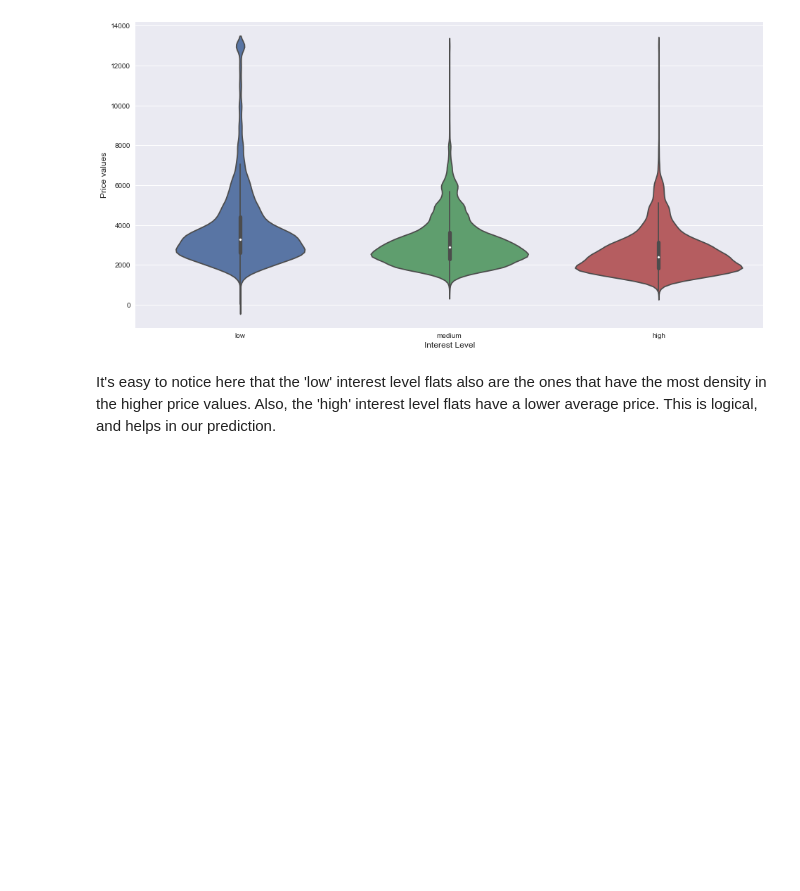
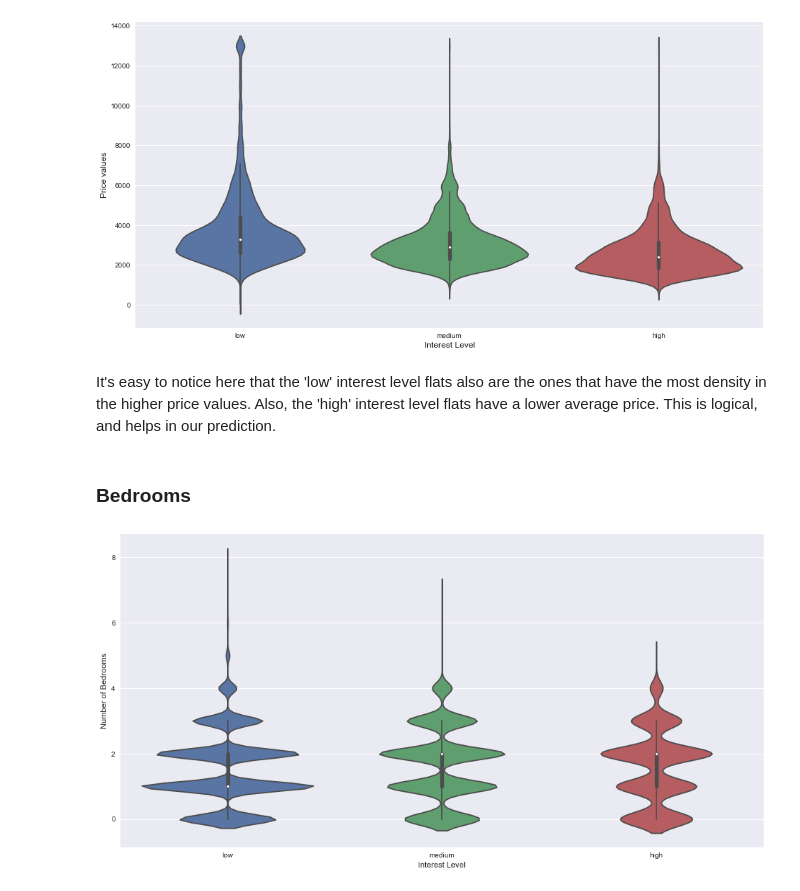
Before and after one commit to Justinon/Math-189-Case-Studies, a Jupyter notebook: Final (Kaggle)/RentalListings.ipynb, the cells around one changed output. Drawn from its saved outputs; the diff is of its cells as text; code cells hidden in the pictures; blank space fills up the shorter version.

```diff
--- a/Final (Kaggle)/RentalListings.ipynb
+++ b/Final (Kaggle)/RentalListings.ipynb
@@ -81,3 +89,13 @@ plt.show()
 [figure]
 # %% [markdown]
 It's easy to notice here that the 'low' interest level flats also are the ones that have the most density in the higher price values. Also, the 'high' interest level flats have a lower average price. This is logical, and helps in our prediction.
+# %% [markdown]
+### Bedrooms
+# %%
+plt.figure(figsize=(16,8))
+sns.violinplot(x='interest_level', y='bedrooms', data=trainData, order=["low","medium","high"])
+plt.xlabel('Interest Level')
+plt.ylabel('Number of Bedrooms')
+plt.show()
+# %% [output]
+[figure, added]
```
Also changed, not shown: parts of 11 cells of this notebook.
